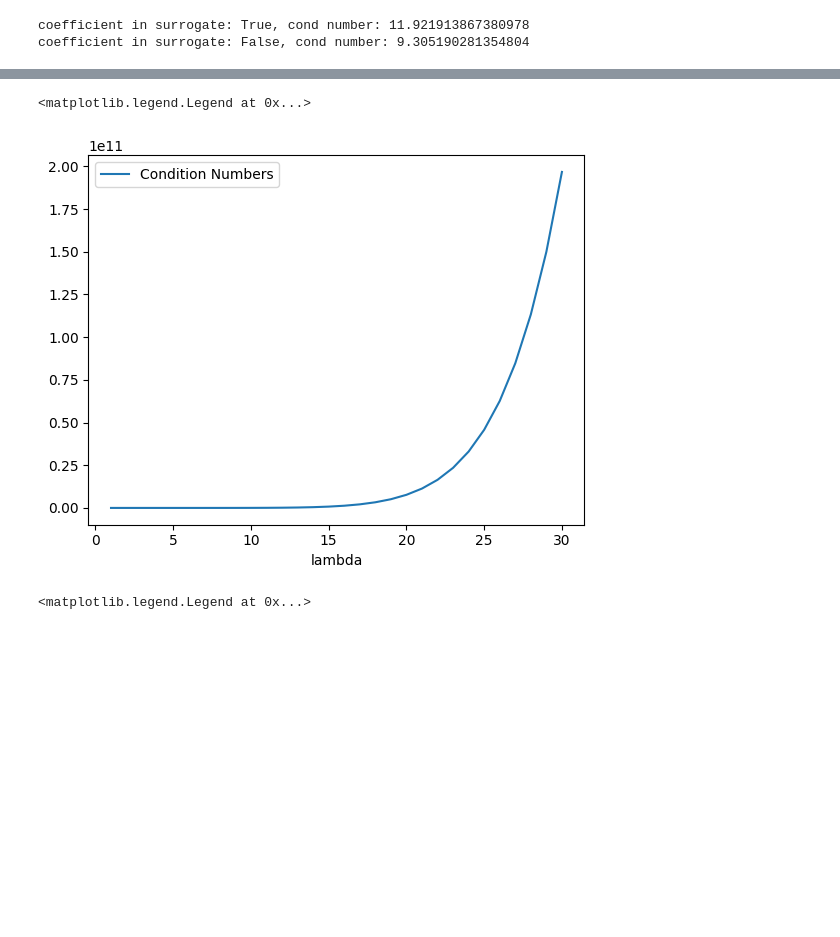
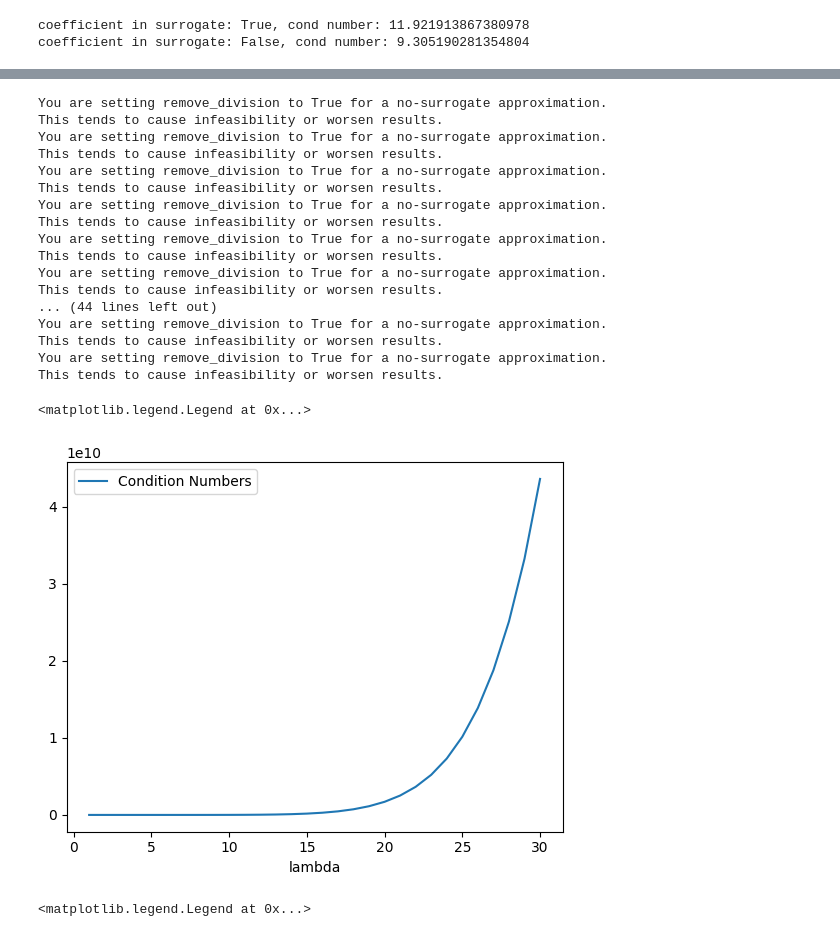
Before and after one commit to micpap25/ENG-QUANT, a Jupyter notebook: experiments/condition_number.ipynb, the cells around one changed output, grey strips where cells are left out. Drawn from its saved outputs; the diff is of its cells as text; code cells hidden in the pictures; blank space fills up the shorter version.

```diff
--- a/experiments/condition_number.ipynb
+++ b/experiments/condition_number.ipynb
@@ -33,25 +33,23 @@ Some conclusions:
 N=20
 
 # Whether the production and flow variables have upper bounds
-X_UPPER_BOUNDS=True
 F_UPPER_BOUNDS=True
 
 # Whether the demand constraint is an equality or inequality
 DEMAND_INEQUALITY=False
 
 # Capacity / demand parameters
-# GAMMA=1.0
-GAMMA=3.0
-LAMBD=2.0
+GAMMA=1.0
+LAMBD=1.0
 EPS=0.1
 DELTA=0.1
 
 # Lower bounds and upper bound on pressure
-LX=LP=LF=0.0
+LP=LF=0.0
 UP=15.0
 
 # The number of linear constraints to use per quadratic constraint
-LIN_CONSTRAINTS = 20
+LIN_CONSTRAINTS = 10
 
 # Whether to do an inner or outer approximation
 OUTER_APPROXIMATION = False
@@ -62,15 +60,20 @@ COEFFICIENT_SURROGATE = True
 # Whether to bound the surrogates with bound constraints.
 SURROGATE_BOUND_BELOW = True
 SURROGATE_BOUND_ABOVE = True
+
+# Whether to remove division in inner approx
+# Generally causes inverse scaling with lin constraints
+# Good for toy, bad for real
+REMOVE_DIVISION = True
 # %%
 conds = []
 n_range = range(1, 101, 4)
 # n_range = range(1, 101, 50)
 for n in n_range:
-    toy_problem_to_json(n, X_UPPER_BOUNDS, F_UPPER_BOUNDS, DEMAND_INEQUALITY, GAMMA, LAMBD,
-                        EPS, DELTA, LX, LP, LF, UP)
+    toy_problem_to_json(n, F_UPPER_BOUNDS, DEMAND_INEQUALITY, GAMMA, LAMBD,
+                        EPS, DELTA, LP, LF, UP)
     quadratic_model_lin_approx(LIN_CONSTRAINTS, OUTER_APPROXIMATION, COEFFICIENT_SURROGATE,
-                                SURROGATE_BOUND_BELOW, SURROGATE_BOUND_ABOVE)
+                                SURROGATE_BOUND_BELOW, SURROGATE_BOUND_ABOVE, remove_division=REMOVE_DIVISION)
     # quadratic_lin_approx_no_surrogate(LIN_CONSTRAINTS, OUTER_APPROXIMATION)
     # conds.append(condition_number())
     # conds.append(condition_number_no_bounds())
@@ -90,10 +93,10 @@ print(conds[-1])
 conds = []
 lin_cons_range = range(20, 1001, 80)
 for lin_cons in lin_cons_range:
-    toy_problem_to_json(N, X_UPPER_BOUNDS, F_UPPER_BOUNDS, DEMAND_INEQUALITY, GAMMA, LAMBD,
-                        EPS, DELTA, LX, LP, LF, UP)
+    toy_problem_to_json(N, F_UPPER_BOUNDS, DEMAND_INEQUALITY, GAMMA, LAMBD,
+                        EPS, DELTA, LP, LF, UP)
     quadratic_model_lin_approx(lin_cons, OUTER_APPROXIMATION, COEFFICIENT_SURROGATE,
-                                SURROGATE_BOUND_BELOW, SURROGATE_BOUND_ABOVE)
+                                SURROGATE_BOUND_BELOW, SURROGATE_BOUND_ABOVE, remove_division=REMOVE_DIVISION)
     # quadratic_lin_approx_no_surrogate(lin_cons, OUTER_APPROXIMATION)
     # conds.append(condition_number())
     # conds.append(condition_number_no_bounds())
@@ -162,23 +172,40 @@ plt.legend()
 # %%
 conds = []
 lambd_range = range(1, 31)
 # lambd_range = range(1, 101, 4)
 for lambd in lambd_range:
-    toy_problem_to_json(N, X_UPPER_BOUNDS, F_UPPER_BOUNDS, DEMAND_INEQUALITY, GAMMA, lambd,
-                        EPS, DELTA, LX, LP, LF, UP)
+    toy_problem_to_json(N, F_UPPER_BOUNDS, DEMAND_INEQUALITY, GAMMA, lambd,
+                        EPS, DELTA, LP, LF, UP)
     quadratic_model_lin_approx(LIN_CONSTRAINTS, OUTER_APPROXIMATION, COEFFICIENT_SURROGATE,
-                                SURROGATE_BOUND_BELOW, SURROGATE_BOUND_ABOVE)
+                                SURROGATE_BOUND_BELOW, SURROGATE_BOUND_ABOVE, REMOVE_DIVISION)
     # quadratic_lin_approx_no_surrogate(LIN_CONSTRAINTS, OUTER_APPROXIMATION)
     # conds.append(condition_number())
     # conds.append(condition_number_no_bounds())
     conds.append(condition_number_nes_basic())
 
 plt.xlabel("lambda")
 plt.plot(lambd_range, conds, label="Condition Numbers")
 plt.legend()
 # %% [output]
-<matplotlib.legend.Legend at 0x...>
+You are setting remove_division to True for a no-surrogate approximation.
+This tends to cause infeasibility or worsen results.
+You are setting remove_division to True for a no-surrogate approximation.
+This tends to cause infeasibility or worsen results.
+You are setting remove_division to True for a no-surrogate approximation.
+This tends to cause infeasibility or worsen results.
+You are setting remove_division to True for a no-surrogate approximation.
+This tends to cause infeasibility or worsen results.
+You are setting remove_division to True for a no-surrogate approximation.
+This tends to cause infeasibility or worsen results.
+You are setting remove_division to True for a no-surrogate approximation.
+This tends to cause infeasibility or worsen results.
+... (44 lines left out)
+You are setting remove_division to True for a no-surrogate approximation.
+This tends to cause infeasibility or worsen results.
+You are setting remove_division to True for a no-surrogate approximation.
+This tends to cause infeasibility or worsen results.
+<matplotlib.legend.Legend at 0x...>
-[figure, old version]
+[figure, new version]
 # %%
 conds = []
 epsilon_range = np.arange(.05, 5, .05)
```
Also changed, not shown: parts of 16 cells of this notebook, 6 other files.
